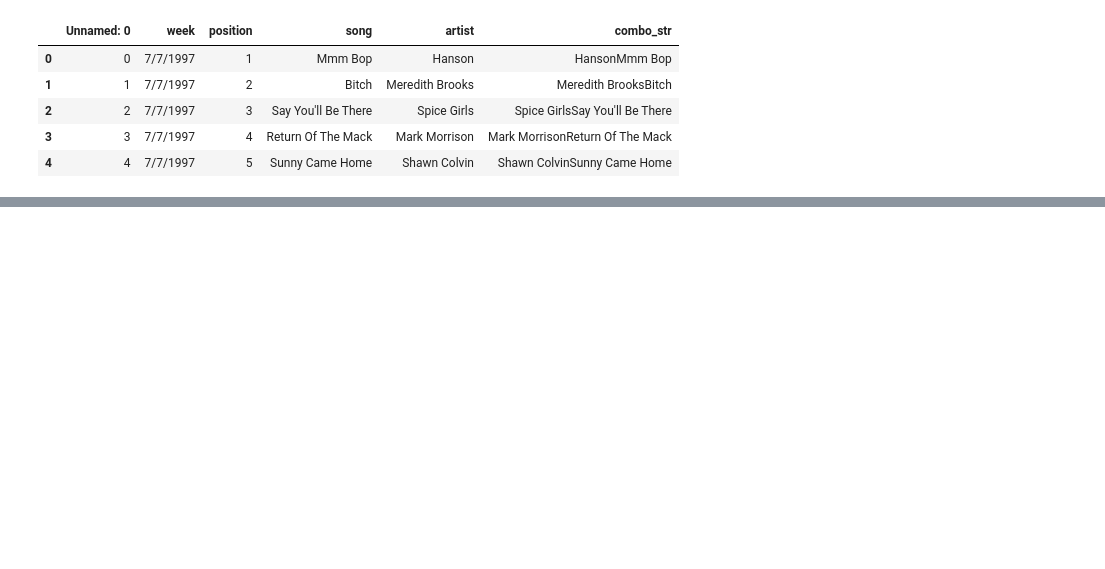
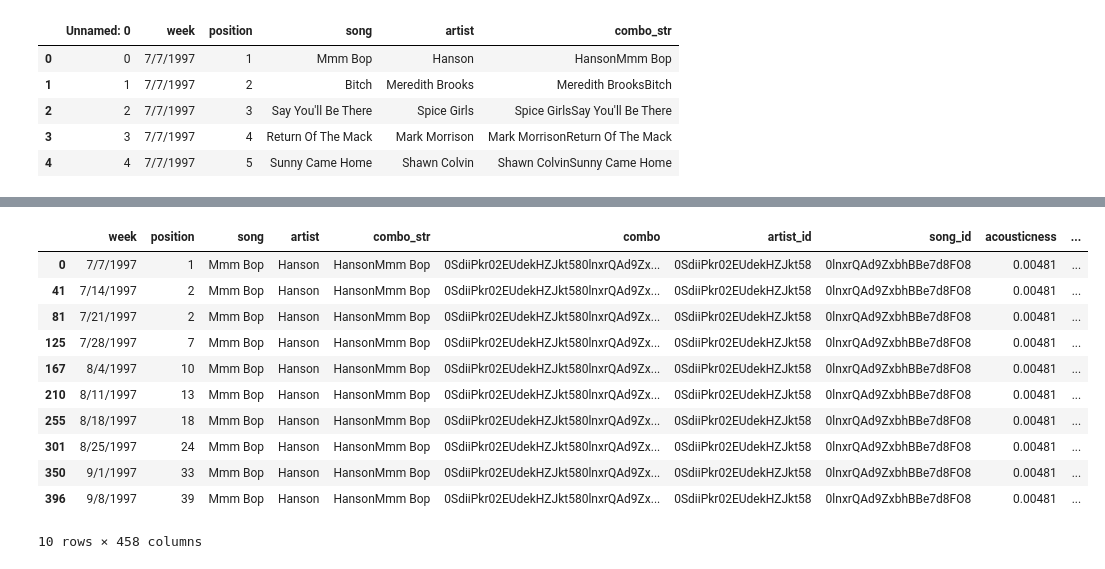
Before and after one commit to ariana94/Audio-Feature-API-Analyis-, a Jupyter notebook: 02_Data Cleaning/assign_audio_features_to_top40_charts.ipynb, the cells around one changed output, grey strips where cells are left out. Drawn from its saved outputs; the diff is of its cells as text; code cells hidden in the pictures; blank space fills up the shorter version.

```diff
--- a/02_Data Cleaning/assign_audio_features_to_top40_charts.ipynb
+++ b/02_Data Cleaning/assign_audio_features_to_top40_charts.ipynb
@@ -132,19 +34,0 @@ True
-# %%
-long_df.reset_index(inplace=True)
-short_df.reset_index(inplace=True)
-# %%
-start = timeit.default_timer()
-for l in long_df.index:
-    for s in short_df.index:
-
-        if long_df.at[l, 'combo_str'] == short_df.at[s, 'combo_str']:
-            long_df.iloc[l] = short_df.iloc[s]
-
-    # log progress
-    if (l+1) % 100 == 0:
-        clear_output()
-        checkpoint = timeit.default_timer()
-        print(f'Executed {l+1} of {len(long_df)} rows ({(l+1)/len(long_df)*100:.2f}% complete)')
-        print(f'{(checkpoint-start)/60:.2f} minutes elapsed')
-
-long_df.tail(10)
@@ -223,0 +35,4 @@ final_df.sort_values(by=[''])
+# %%
+# join the dataframes: outer join to keep all chart instances
+merged_df = long_df.merge(short_df, how='left', on='combo_str')
+merged_df.head()
@@ -223,0 +67,8 @@ final_df.sort_values(by=[''])
+# %%
+# clean up the dataframe
+merged_df.drop(columns=['Unnamed: 0', 'week_y', 'position_y', 'artist_y', 'song_y'], inplace=True)
+merged_df.rename(columns={'week_x': 'week', 'position_x': 'position', 'song_x': 'song', 'artist_x': 'artist'}, inplace=True)
+merged_df.dropna(inplace=True)
+merged_df.drop_duplicates(inplace=True)
+print(merged_df.shape)
+merged_df.head()
@@ -223,0 +84,16 @@ final_df.sort_values(by=[''])
+# %%
+# make sure that all instances of a song exist, have the same audio/genre data for different weeks/positions
+merged_df.loc[merged_df.combo_str == 'HansonMmm Bop'] # works as desired!
+# %% [output]
+|  | week | position | song | artist | combo_str | combo | artist_id | song_id | acousticness | ... |
+| 0 | 7/7/1997 | 1 | Mmm Bop | Hanson | HansonMmm Bop | 0SdiiPkr02EUdekHZJkt580lnxrQAd9Zx... | 0SdiiPkr02EUdekHZJkt58 | 0lnxrQAd9ZxbhBBe7d8FO8 | 0.00481 | ... |
+| 41 | 7/14/1997 | 2 | Mmm Bop | Hanson | HansonMmm Bop | 0SdiiPkr02EUdekHZJkt580lnxrQAd9Zx... | 0SdiiPkr02EUdekHZJkt58 | 0lnxrQAd9ZxbhBBe7d8FO8 | 0.00481 | ... |
+| 81 | 7/21/1997 | 2 | Mmm Bop | Hanson | HansonMmm Bop | 0SdiiPkr02EUdekHZJkt580lnxrQAd9Zx... | 0SdiiPkr02EUdekHZJkt58 | 0lnxrQAd9ZxbhBBe7d8FO8 | 0.00481 | ... |
+| 125 | 7/28/1997 | 7 | Mmm Bop | Hanson | HansonMmm Bop | 0SdiiPkr02EUdekHZJkt580lnxrQAd9Zx... | 0SdiiPkr02EUdekHZJkt58 | 0lnxrQAd9ZxbhBBe7d8FO8 | 0.00481 | ... |
+| 167 | 8/4/1997 | 10 | Mmm Bop | Hanson | HansonMmm Bop | 0SdiiPkr02EUdekHZJkt580lnxrQAd9Zx... | 0SdiiPkr02EUdekHZJkt58 | 0lnxrQAd9ZxbhBBe7d8FO8 | 0.00481 | ... |
+| 210 | 8/11/1997 | 13 | Mmm Bop | Hanson | HansonMmm Bop | 0SdiiPkr02EUdekHZJkt580lnxrQAd9Zx... | 0SdiiPkr02EUdekHZJkt58 | 0lnxrQAd9ZxbhBBe7d8FO8 | 0.00481 | ... |
+| 255 | 8/18/1997 | 18 | Mmm Bop | Hanson | HansonMmm Bop | 0SdiiPkr02EUdekHZJkt580lnxrQAd9Zx... | 0SdiiPkr02EUdekHZJkt58 | 0lnxrQAd9ZxbhBBe7d8FO8 | 0.00481 | ... |
+| 301 | 8/25/1997 | 24 | Mmm Bop | Hanson | HansonMmm Bop | 0SdiiPkr02EUdekHZJkt580lnxrQAd9Zx... | 0SdiiPkr02EUdekHZJkt58 | 0lnxrQAd9ZxbhBBe7d8FO8 | 0.00481 | ... |
+| 350 | 9/1/1997 | 33 | Mmm Bop | Hanson | HansonMmm Bop | 0SdiiPkr02EUdekHZJkt580lnxrQAd9Zx... | 0SdiiPkr02EUdekHZJkt58 | 0lnxrQAd9ZxbhBBe7d8FO8 | 0.00481 | ... |
+| 396 | 9/8/1997 | 39 | Mmm Bop | Hanson | HansonMmm Bop | 0SdiiPkr02EUdekHZJkt580lnxrQAd9Zx... | 0SdiiPkr02EUdekHZJkt58 | 0lnxrQAd9ZxbhBBe7d8FO8 | 0.00481 | ... |
+10 rows × 458 columns
```
Also changed, not shown: parts of 25 cells of this notebook, 6 other files.
